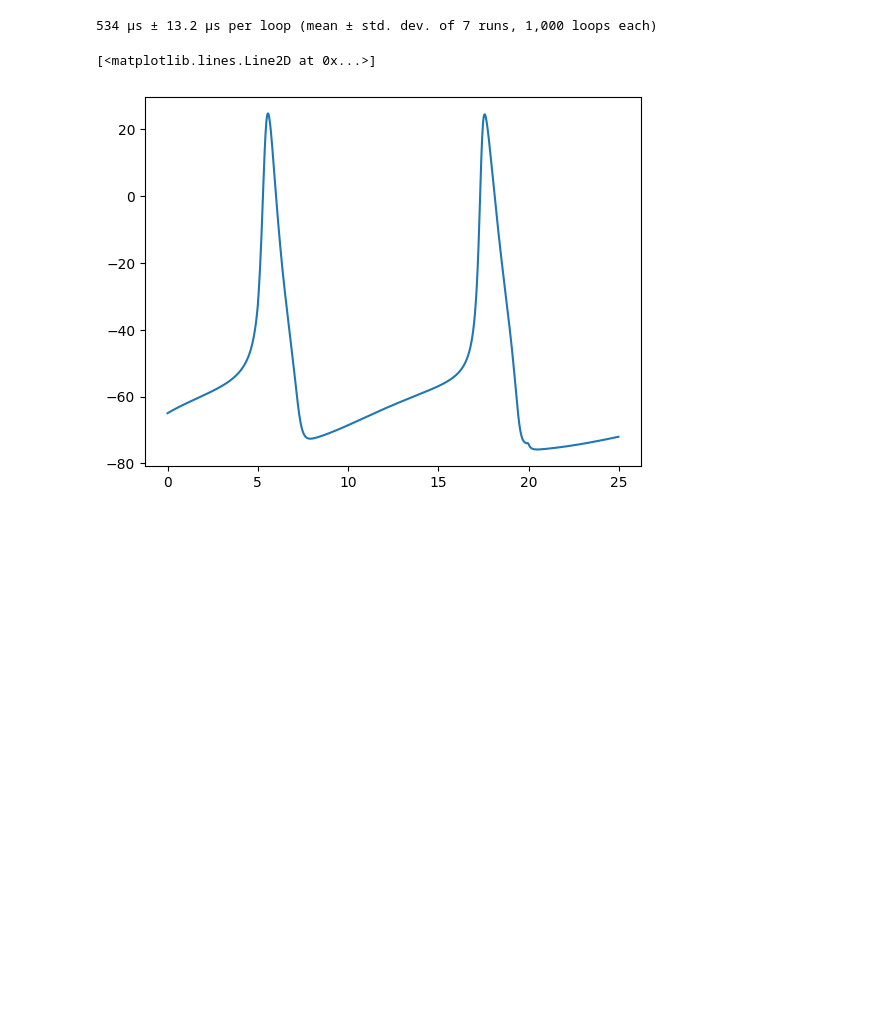
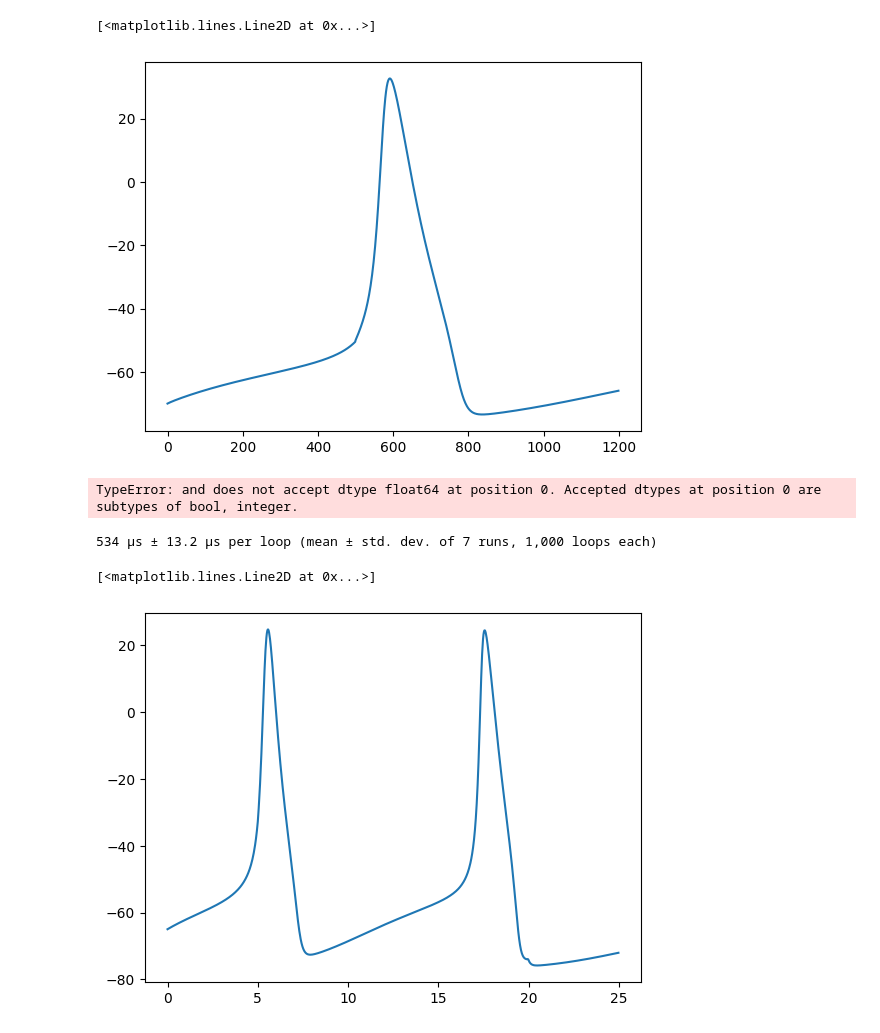
Before and after one commit to jnsbck/tinyjaxley, a Jupyter notebook: dev.ipynb, the cells around one changed output. Saved outputs shown, nothing was run; the diff lists cells and outputs as text; code cells hidden in the pictures; blank space fills up the shorter version.

Commit message:
wip: save wip, drafting new base module

```diff
--- a/dev.ipynb
+++ b/dev.ipynb
@@ -23,0 +314,74 @@ from tinyjaxley.solve import BackwardEuler, ForwardEuler, AdaptiveBackwardEuler
+# %%
+import diffrax
+
+ode = diffrax.ODETerm(hh)
+solver = diffrax.Tsit5()
+
+saveat = diffrax.SaveAt(ts=jnp.arange(0.0, 12.0, 0.01))
+sol = diffrax.diffeqsolve(ode, solver, 0.0, 12.0, 0.01, y0=u0, saveat=saveat)
+# %%
+plt.plot(sol.ys["v"])
+# %% [output]
+[<matplotlib.lines.Line2D at 0x...>]
+[figure, added]
+# %%
+u = {"v": -70.0, "m": 0.1, "h": 0.1, "n": 0.1}
+r = 1.0
+l = 10.0
+c = 1.0
+t = 0.0
+area = 2.0 * jnp.pi * r * l
+
+na = Na()
+k = K()
+leak = Leak()
+stim = Stimulus()
+
+mechanisms = (na, k, leak)
+externals = (stim,)
+
+# 1. state derivatives (compute)
+# 2. compute currents (compute)
+zeros = jnp.zeros_like(u["v"])
+currents = {}
+du = jax.tree.map(lambda x: jnp.zeros_like(x) if eqx.is_array(x) else x, u)
+for mech in mechanisms:
+    u_mech = mech.read(u) # subset of global state (w.r.t. keys and indices)
+    du_mech = mech.vf(t, u_mech) # local state change
+    du = mech.write(du, du_mech)
+
+    i_mech = mech.i(t, u_mech)
+    i_mech *= 1e2 / area if mech._is_density else 1.0
+
+    i_name = "i_" + mech.name
+    if i_name not in currents:
+        currents[i_name] = zeros
+    currents[i_name] = i_mech
+
+# 3. stimulate state (add)
+# 4. current stimuli (add)
+# 5. clamp state (set)
+# 6. clamp current (set)
+for ext in externals:
+    u_local = ext.read(u) # subset of global state (w.r.t. keys and indices)
+    u_local = ext.apply(t, u_local) # local state change
+    u = ext.write(u, u_local)
+
+    i_local = ext.i(t, u_local)
+    i_local *= 1e2 / area if ext._is_density else 1.0
+
+    i_name = "i_" + ext.ion
+    if isinstance(ext, Clamp):
+        if i_name in currents: # state or current can only be clamped if it exists
+            currents[i_name] = i_local
+    else:
+        if i_name not in currents:
+            currents[i_name] = zeros
+        currents[i_name] += -i_local
+
+i_total = jax.tree.reduce(lambda x, y: x + y, currents, initializer=zeros) * 1e3
+
+
+du["v"] = i_total / c
+# %% [output]
+TypeError: and does not accept dtype float64 at position 0. Accepted dtypes at position 0 are subtypes of bool, integer.
```
Also changed, not shown: parts of 5 cells of this notebook.
